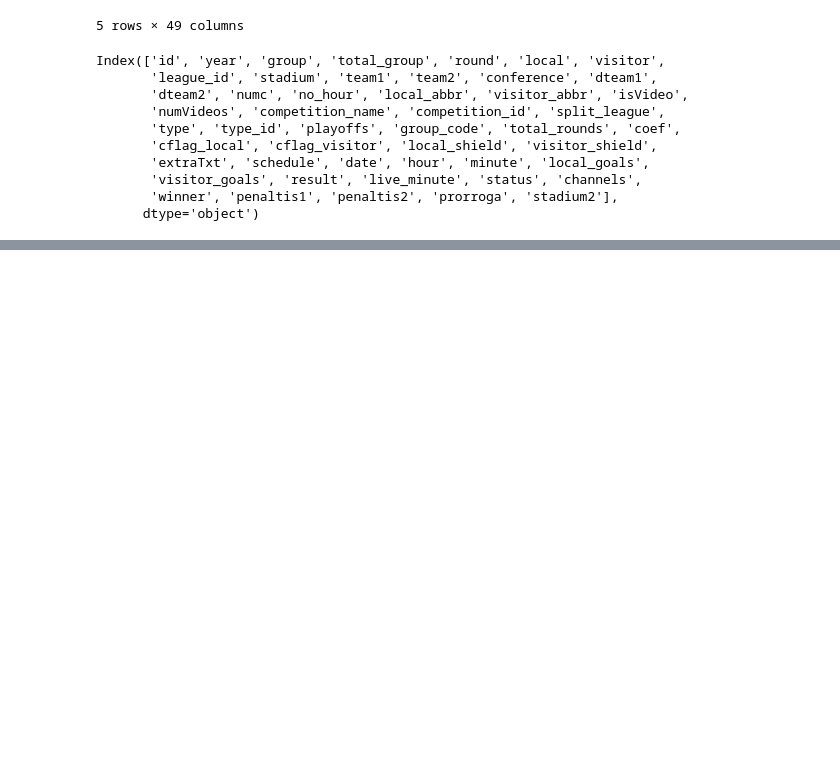
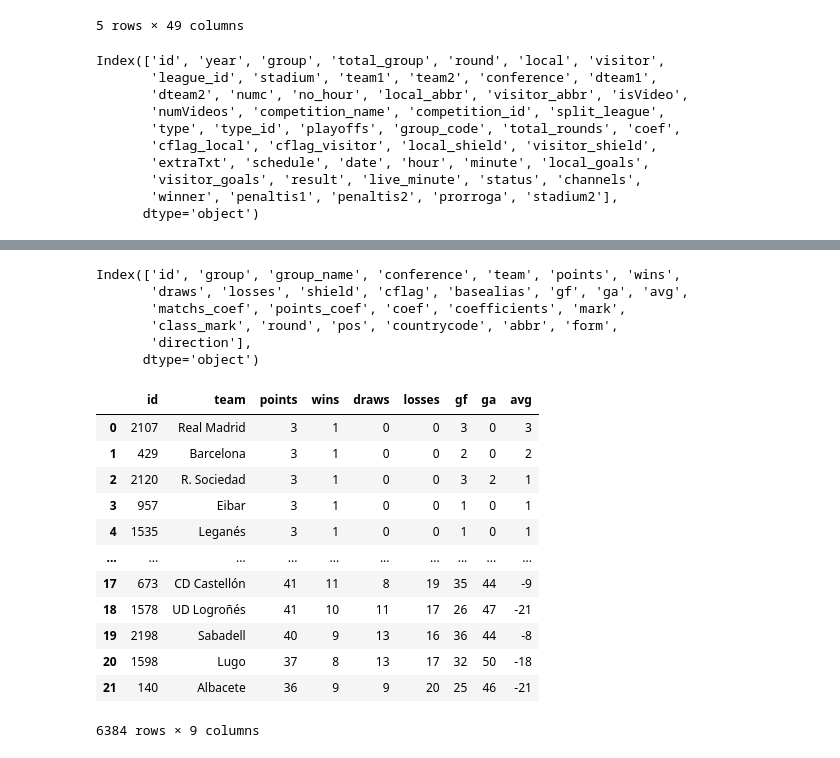
Before and after one commit to PabloMatus6/Spanish-LaLiga-Matchweek-Prediction, a Jupyter notebook: Pruebas/RequestLoops.ipynb, the cells around one changed output, grey strips where cells are left out. Saved outputs shown, nothing was run; the diff lists cells and outputs as text; code cells hidden in the pictures; blank space fills up the shorter version.

```diff
--- a/Pruebas/RequestLoop.ipynb
+++ b/Pruebas/RequestLoops.ipynb
@@ -254,0 +292,30 @@ Index(['id', 'year', 'group', 'total_group', 'round', 'local', 'visitor',
+# %%
+df3.columns
+# %% [output]
+Index(['id', 'group', 'group_name', 'conference', 'team', 'points', 'wins',
+       'draws', 'losses', 'shield', 'cflag', 'basealias', 'gf', 'ga', 'avg',
+       'matchs_coef', 'points_coef', 'coef', 'coefficients', 'mark',
+       'class_mark', 'round', 'pos', 'countrycode', 'abbr', 'form',
+       'direction'],
+      dtype='object')
+# %%
+df3 = df3.drop(['group', 'group_name', 'conference', 'shield', 'cflag', 'basealias',
+       'matchs_coef', 'points_coef', 'coef', 'coefficients', 'mark',
+       'class_mark', 'round', 'pos', 'countrycode', 'abbr', 'form',
+       'direction'] , axis = 1 )
+# %%
+df3
+# %% [output]
+|  | id | team | points | wins | draws | losses | gf | ga | avg |
+| 0 | 2107 | Real Madrid | 3 | 1 | 0 | 0 | 3 | 0 | 3 |
+| 1 | 429 | Barcelona | 3 | 1 | 0 | 0 | 2 | 0 | 2 |
+| 2 | 2120 | R. Sociedad | 3 | 1 | 0 | 0 | 3 | 2 | 1 |
+| 3 | 957 | Eibar | 3 | 1 | 0 | 0 | 1 | 0 | 1 |
+| 4 | 1535 | Leganés | 3 | 1 | 0 | 0 | 1 | 0 | 1 |
+| ... | ... | ... | ... | ... | ... | ... | ... | ... | ... |
+| 17 | 673 | CD Castellón | 41 | 11 | 8 | 19 | 35 | 44 | -9 |
+| 18 | 1578 | UD Logroñés | 41 | 10 | 11 | 17 | 26 | 47 | -21 |
+| 19 | 2198 | Sabadell | 40 | 9 | 13 | 16 | 36 | 44 | -8 |
+| 20 | 1598 | Lugo | 37 | 8 | 13 | 17 | 32 | 50 | -18 |
+| 21 | 140 | Albacete | 36 | 9 | 9 | 20 | 25 | 46 | -21 |
+6384 rows × 9 columns
```
Also changed, not shown: parts of 21 cells of this notebook, 37 other files.
